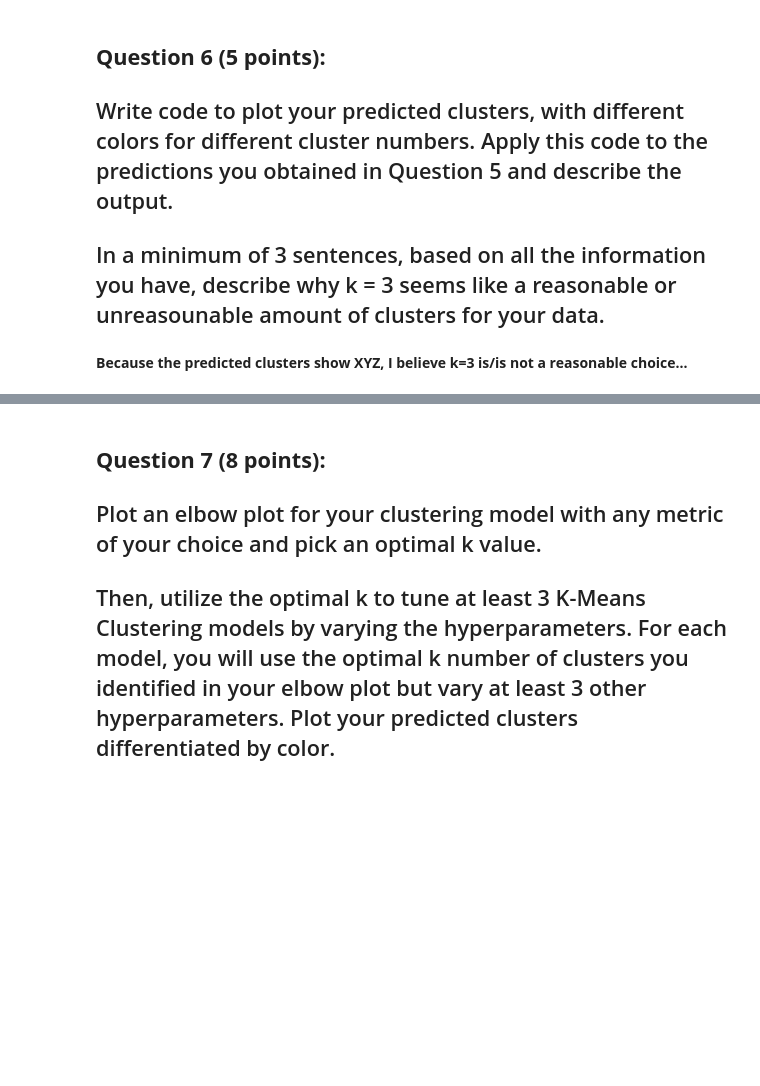
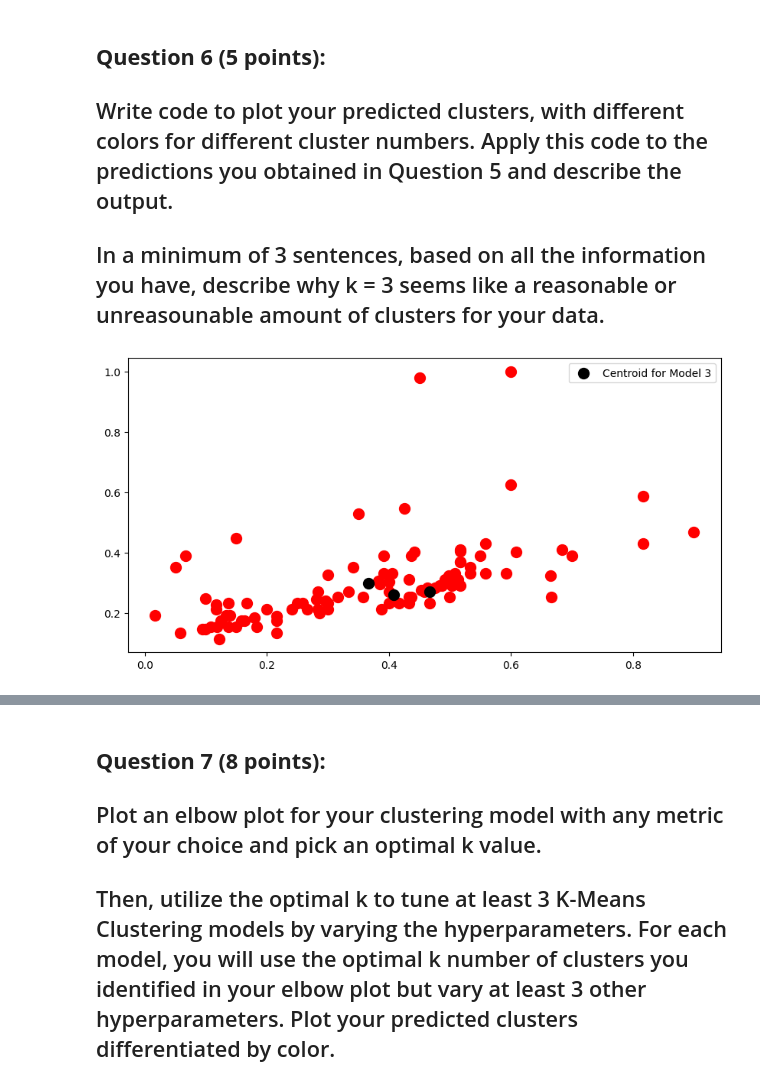
Before and after one commit to tracyhua2/DS3001, a Jupyter notebook: Labs/Lab_4_Unsupervised_Learning.ipynb, the cells around one changed output, grey strips where cells are left out. Drawn from its saved outputs; the diff is of its cells as text; code cells hidden in the pictures; blank space fills up the shorter version.

```diff
--- a/Labs/Lab_4_Unsupervised_Learning.ipynb
+++ b/Labs/Lab_4_Unsupervised_Learning.ipynb
@@ -352,5 +352,20 @@ print(cluster_df.head())
 ## Write code to plot your predicted clusters, with different colors for different cluster numbers. Apply this code to the predictions you obtained in Question 5 and describe the output.
 
 ## In a minimum of 3 sentences, based on all the information you have, describe why k = 3 seems like a reasonable or unreasounable amount of clusters for your data.
-# %% [markdown]
-**Because the predicted clusters show XYZ, I believe k=3 is/is not a reasonable choice...**
+# %%
+mod = KMeans(n_clusters=3, random_state=3001, max_iter=500, init='random')
+
+mod_fitted = mod.fit(features)
+mod_pred = mod.fit_predict(features)
+mod_center = mod.cluster_centers_
+# %%
+plt.figure(figsize=(10,5))
+plt.scatter(features.iloc[mod_pred == 0,0], features.iloc[mod_pred == 0,1],
+            s=100, c='red')
+plt.scatter(mod_center[:,0], mod_center[:,1],
+            s=100, c='black',label='Centroid for Model 3')
+
+plt.legend()
+plt.show()
+# %% [output]
+[figure, added]
```
Also changed, not shown: parts of 8 cells of this notebook.
